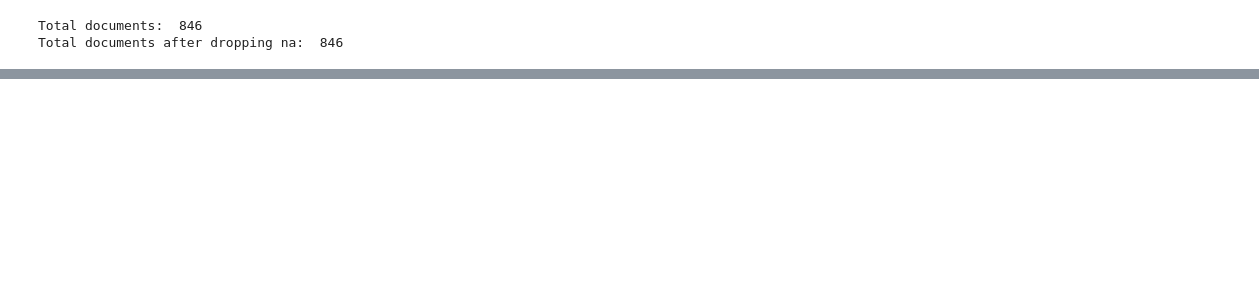
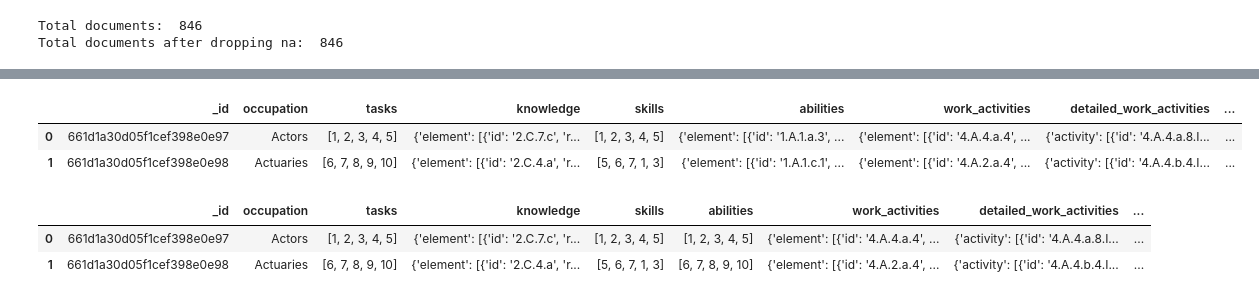
Before and after one commit to joergjan/bachelorarbeit, a Jupyter notebook: 04_cleanup.ipynb, the cells around one changed output, grey strips where cells are left out. Drawn from its saved outputs; the diff is of its cells as text; code cells hidden in the pictures; blank space fills up the shorter version.

```diff
--- a/04_cleanup.ipynb
+++ b/04_cleanup.ipynb
@@ -103,0 +134,58 @@ KeyError: 'occupation'
+# %%
+new_skills = list()
+
+for index, row in df["skills"].items():
+    row = pd.DataFrame(row['element'])
+
+    cols_to_drop = ["name", "description", "related"]
+    row = row.drop(cols_to_drop, axis=1, errors='ignore')
+
+    # Check if 'id' exists in both DataFrames
+    if 'id' in row.columns and 'id' in skills_df.columns:
+        # Merge the skills dataframe with the skills_df dataframe to get the new skill id
+        row = row.merge(skills_df, left_on='id', right_on='id', how='left')
+
+    cols_to_drop = ["id", "_id", "related", "name", "description"]
+    row = row.drop(cols_to_drop, axis=1, errors='ignore')
+
+    # Convert DataFrame to numpy array
+    row = row.to_numpy().flatten()
+
+    new_skills.append(row)
+
+df["skills"] = new_skills
+
+df.head(2)
+# %% [output]
+|  | _id | occupation | tasks | knowledge | skills | abilities | work_activities | detailed_work_activities | ... |
+| 0 | 661d1a30d05f1cef398e0e97 | Actors | [1, 2, 3, 4, 5] | {'element': [{'id': '2.C.7.c', 'r... | [1, 2, 3, 4, 5] | {'element': [{'id': '1.A.1.a.3', ... | {'element': [{'id': '4.A.4.a.4', ... | {'activity': [{'id': '4.A.4.a.8.I... | ... |
+| 1 | 661d1a30d05f1cef398e0e98 | Actuaries | [6, 7, 8, 9, 10] | {'element': [{'id': '2.C.4.a', 'r... | [5, 6, 7, 1, 3] | {'element': [{'id': '1.A.1.c.1', ... | {'element': [{'id': '4.A.2.a.4', ... | {'activity': [{'id': '4.A.4.b.4.I... | ... |
+# %%
+new_abilities = list()
+
+for index, row in df["abilities"].items():
+    row = pd.DataFrame(row['element'])
+
+    cols_to_drop = ["name", "description", "related"]
+    row = row.drop(cols_to_drop, axis=1, errors='ignore')
+
+    # Check if 'id' exists in both DataFrames
+    if 'id' in row.columns and 'id' in abilities_df.columns:
+        # Merge the abilities dataframe with the abilities_df dataframe to get the new ability id
+        row = row.merge(abilities_df, left_on='id', right_on='id', how='left')
+
+    cols_to_drop = ["id", "_id", "related", "name", "description"]
+    row = row.drop(cols_to_drop, axis=1, errors='ignore')
+
+    # Convert DataFrame to numpy array
+    row = row.to_numpy().flatten()
+
+    new_abilities.append(row)
+
+df["abilities"] = new_abilities
+
+df.head(2)
+# %% [output]
+|  | _id | occupation | tasks | knowledge | skills | abilities | work_activities | detailed_work_activities | ... |
+| 0 | 661d1a30d05f1cef398e0e97 | Actors | [1, 2, 3, 4, 5] | {'element': [{'id': '2.C.7.c', 'r... | [1, 2, 3, 4, 5] | [1, 2, 3, 4, 5] | {'element': [{'id': '4.A.4.a.4', ... | {'activity': [{'id': '4.A.4.a.8.I... | ... |
+| 1 | 661d1a30d05f1cef398e0e98 | Actuaries | [6, 7, 8, 9, 10] | {'element': [{'id': '2.C.4.a', 'r... | [5, 6, 7, 1, 3] | [6, 7, 8, 9, 10] | {'element': [{'id': '4.A.2.a.4', ... | {'activity': [{'id': '4.A.4.b.4.I... | ... |
```
Also changed, not shown: parts of 12 cells of this notebook, 3 other files.
